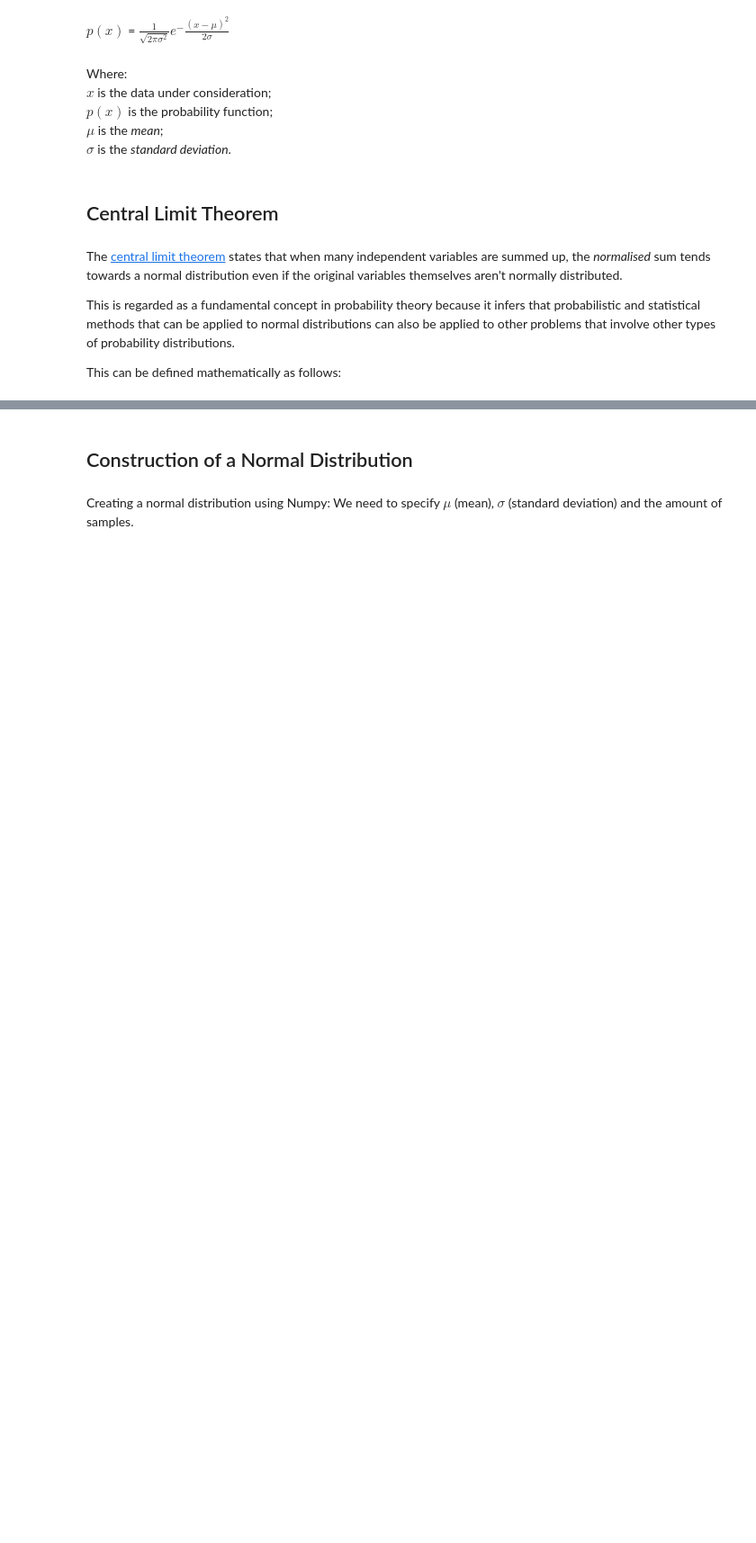
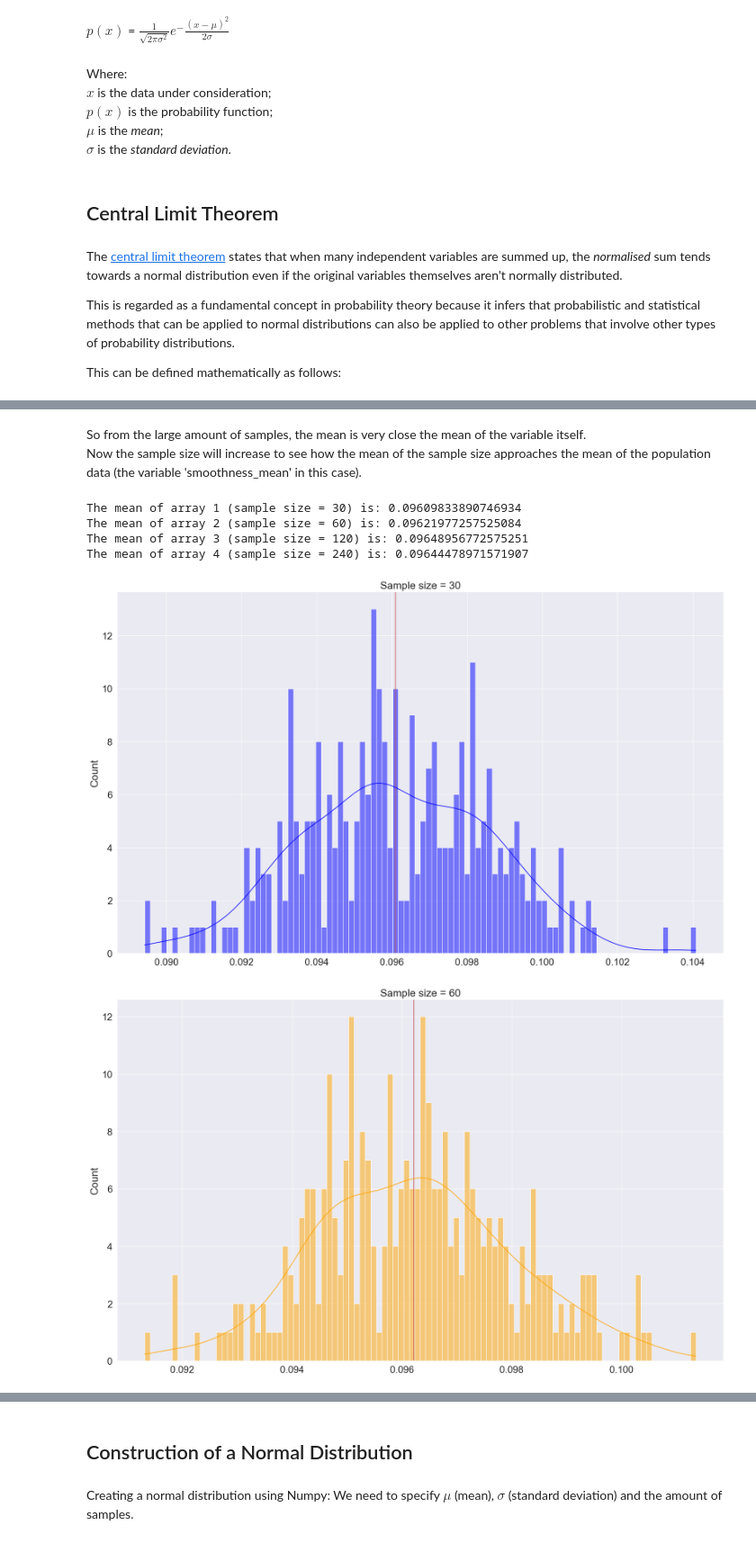
Before and after one commit to fabiofabrizi/fun-data-analysis, a Jupyter notebook: project/Normal-Distribution-Project.ipynb, the cells around one changed output, grey strips where cells are left out. Shown: that part at 90% size. Drawn from its saved outputs; the diff is of its cells as text; code cells hidden in the pictures; blank space fills up the shorter version.

```diff
--- a/project/Normal-Distribution-Project.ipynb
+++ b/project/Normal-Distribution-Project.ipynb
@@ -122,0 +206,57 @@ As the sample size increases, the sample means gets closer to the population mea
+# %% [markdown]
+So from the large amount of samples, the mean is very close the mean of the variable itself.<br>
+Now the sample size will increase to see how the mean of the sample size approaches the mean of the population data (the variable 'smoothness_mean' in this case).
+# %%
+# Trying to get multiple plots in seaborn
+array1 = []
+array2 = []
+array3 = []
+array4 = []
+n = 300
+for i in range(1,n):
+    array1.append(df_sm.sample(n=30,replace= True).mean())
+    array2.append(df_sm.sample(n=60,replace= True).mean())
+    array3.append(df_sm.sample(n=120,replace= True).mean())
+    array4.append(df_sm.sample(n=240,replace= True).mean())
+
+# Set figure size
+sns.set_context("paper", font_scale=2)
+plt.figure(figsize=(20, 12))
+if len(array1):
+    #sns.set_context("paper", font_scale=2)
+    #plt.figure(figsize=(20, 12))
+    # the mean line
+    plt.axvline(x=np.mean(array1),color='r')
+    sns.histplot(array1,color='blue',bins=100, kde=True).set(title="Sample size = 30")
+    print(f'The mean of array 1 (sample size = 30) is: {np.mean(array1)}')
+
+if len(array2):
+    sns.set_context("paper", font_scale=2)
+    plt.figure(figsize=(20, 12))
+    # the mean line
+    plt.axvline(x=np.mean(array2),color='r')
+    sns.histplot(array2, color='orange',bins=100, kde=True).set(title="Sample size = 60")
+    print(f'The mean of array 2 (sample size = 60) is: {np.mean(array2)}')
+
+if len(array3):
+    sns.set_context("paper", font_scale=2)
+    plt.figure(figsize=(20, 12))
+    # the mean line
+    plt.axvline(x=np.mean(array3),color='r')
+    sns.histplot(array3, color='green',bins=100, kde=True).set(title="Sample size = 120")
+    print(f'The mean of array 3 (sample size = 120) is: {np.mean(array3)}')
+
+if len(array4):
+    sns.set_context("paper", font_scale=2)
+    plt.figure(figsize=(20, 12))
+    # the mean line
+    plt.axvline(x=np.mean(array4),color='r')
+    sns.histplot(array4, color='gray',bins=100, kde=True).set(title="Sample size = 240")
+    print(f'The mean of array 4 (sample size = 240) is: {np.mean(array4)}')
+# %% [output]
+The mean of array 1 (sample size = 30) is: 0.09609833890746934
+The mean of array 2 (sample size = 60) is: 0.09621977257525084
+The mean of array 3 (sample size = 120) is: 0.09648956772575251
+The mean of array 4 (sample size = 240) is: 0.09644478971571907
+[figure, added]
+[figure, added]
```
Also changed, not shown: parts of 33 cells of this notebook.
